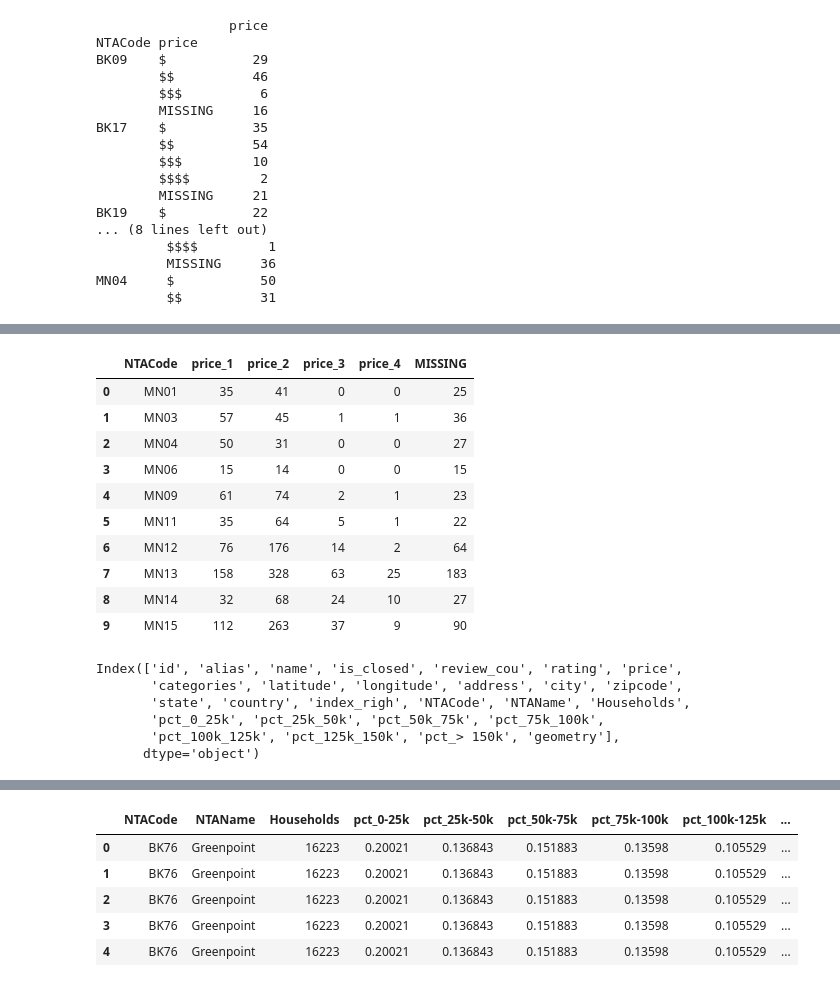
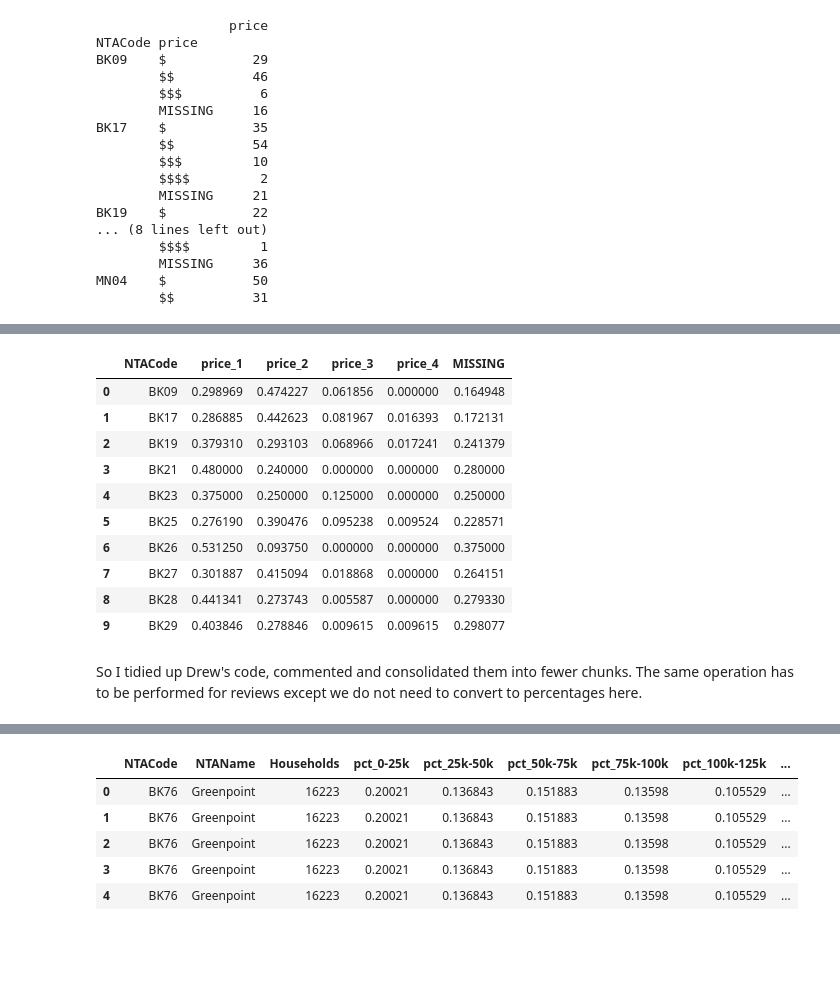
Before and after one commit to lobodemonte/restaurant-scene-ads, a Jupyter notebook: Yelp Price Review Frequency and Income Distributions.ipynb, the cells around one changed output, grey strips where cells are left out. Cells and saved outputs as stored; diff of their text form; code cells hidden in the pictures; blank space fills up the shorter version.

```diff
--- a/Yelp Price Frequency and Income Distributions.ipynb
+++ b/Yelp Price Review Frequency and Income Distributions.ipynb
@@ -36,10 +56,10 @@ MN_Yelp_df = pd.DataFrame(MN_Yelp)
 # Check colnames
 #BK_Yelp_df.columns
 # %%
-# The groupby for BK and MN are different because the joins that were called in the NYC Census Tracts notebook were different
 # Treats dollar signs as a categorical variable and then count the number of restaurants for each price type in each NTA
+# Counts the number of reviews
 BK_price_counts = pd.DataFrame(BK_Yelp_df.groupby(['NTACode', 'price'])['price'].count())
-MN_price_counts = pd.DataFrame(MN_Yelp_df.groupby(["NTA_CODE", "price"])["price"].count())
+MN_price_counts = pd.DataFrame(MN_Yelp_df.groupby(["NTACode", "price"])["price"].count())
 print(BK_price_counts.head(10))
 print(MN_price_counts.head(10))
 # %% [output]
@@ -80,17 +82,0 @@ BK_price_counts.head(10)
-# %%
-#bkcounts.columns = ['_'.join(col) for col in bkcounts.columns]
-BK_price_counts.columns = ['NTACode','price_1', 'price_2', 'price_3', 'price_4','MISSING']
-MN_price_counts.columns = ['NTACode','price_1', 'price_2', 'price_3', 'price_4','MISSING']
-MN_price_counts.head(10)
-# %% [output]
-|  | NTACode | price_1 | price_2 | price_3 | price_4 | MISSING |
-| 0 | MN01 | 35 | 41 | 0 | 0 | 25 |
-| 1 | MN03 | 57 | 45 | 1 | 1 | 36 |
-| 2 | MN04 | 50 | 31 | 0 | 0 | 27 |
-| 3 | MN06 | 15 | 14 | 0 | 0 | 15 |
-| 4 | MN09 | 61 | 74 | 2 | 1 | 23 |
-| 5 | MN11 | 35 | 64 | 5 | 1 | 22 |
-| 6 | MN12 | 76 | 176 | 14 | 2 | 64 |
-| 7 | MN13 | 158 | 328 | 63 | 25 | 183 |
-| 8 | MN14 | 32 | 68 | 24 | 10 | 27 |
-| 9 | MN15 | 112 | 263 | 37 | 9 | 90 |
@@ -107,9 +83,38 @@ MN_price_counts_pct.iloc[:, 1:] = MN_price_counts_pct.iloc[:, 1:].div(MN_price_c
-# %%
-BK_Yelp_df.columns
-# %% [output]
-Index(['id', 'alias', 'name', 'is_closed', 'review_cou', 'rating', 'price',
-       'categories', 'latitude', 'longitude', 'address', 'city', 'zipcode',
-       'state', 'country', 'index_righ', 'NTACode', 'NTAName', 'Households',
-       'pct_0_25k', 'pct_25k_50k', 'pct_50k_75k', 'pct_75k_100k',
-       'pct_100k_125k', 'pct_125k_150k', 'pct_> 150k', 'geometry'],
-      dtype='object')
+# %%
+# Unstack the grouped dataframe, fill all empty dollar signs with 0, reset index for both BK and MN
+BK_price_counts = BK_price_counts.unstack(level='price', fill_value=0).reset_index()
+MN_price_counts = MN_price_counts.unstack(level='price', fill_value=0).reset_index()
+
+# Check
+#print(BK_price_counts.head(10))
+
+# Unstack, concat column names, rename for Brooklyn
+BK_price_counts.columns = ['_'.join(col) for col in BK_price_counts.columns]
+BK_price_counts.columns = ['NTACode','price_1', 'price_2', 'price_3', 'price_4','MISSING']
+
+# Unstack, concat column names, rename for Manhattan
+MN_price_counts.columns = ['_'.join(col) for col in MN_price_counts.columns]
+MN_price_counts.columns = ['NTACode','price_1', 'price_2', 'price_3', 'price_4','MISSING']
+
+# Price counts are currently in absolute numbers; this converts them into percentages for both boroughs
+BK_price_counts_pct = BK_price_counts.copy()
+BK_price_counts_pct.iloc[:, 1:] = BK_price_counts_pct.iloc[:, 1:].div(BK_price_counts_pct.iloc[:, 1:].sum(axis=1), axis=0)
+MN_price_counts_pct = MN_price_counts.copy()
+MN_price_counts_pct.iloc[:, 1:] = MN_price_counts_pct.iloc[:, 1:].div(MN_price_counts_pct.iloc[:, 1:].sum(axis=1), axis=0)
+
+# Check
+BK_price_counts_pct.head(10)
+# %% [output]
+|  | NTACode | price_1 | price_2 | price_3 | price_4 | MISSING |
+| 0 | BK09 | 0.298969 | 0.474227 | 0.061856 | 0.000000 | 0.164948 |
+| 1 | BK17 | 0.286885 | 0.442623 | 0.081967 | 0.016393 | 0.172131 |
+| 2 | BK19 | 0.379310 | 0.293103 | 0.068966 | 0.017241 | 0.241379 |
+| 3 | BK21 | 0.480000 | 0.240000 | 0.000000 | 0.000000 | 0.280000 |
+| 4 | BK23 | 0.375000 | 0.250000 | 0.125000 | 0.000000 | 0.250000 |
+| 5 | BK25 | 0.276190 | 0.390476 | 0.095238 | 0.009524 | 0.228571 |
+| 6 | BK26 | 0.531250 | 0.093750 | 0.000000 | 0.000000 | 0.375000 |
+| 7 | BK27 | 0.301887 | 0.415094 | 0.018868 | 0.000000 | 0.264151 |
+| 8 | BK28 | 0.441341 | 0.273743 | 0.005587 | 0.000000 | 0.279330 |
+| 9 | BK29 | 0.403846 | 0.278846 | 0.009615 | 0.009615 | 0.298077 |
+# %% [markdown]
+So I tidied up Drew's code, commented and consolidated them into fewer chunks. The same operation has to be performed for reviews except we do not need to convert to percentages here.
```
Also changed, not shown: parts of 13 cells of this notebook, 10 other files.
